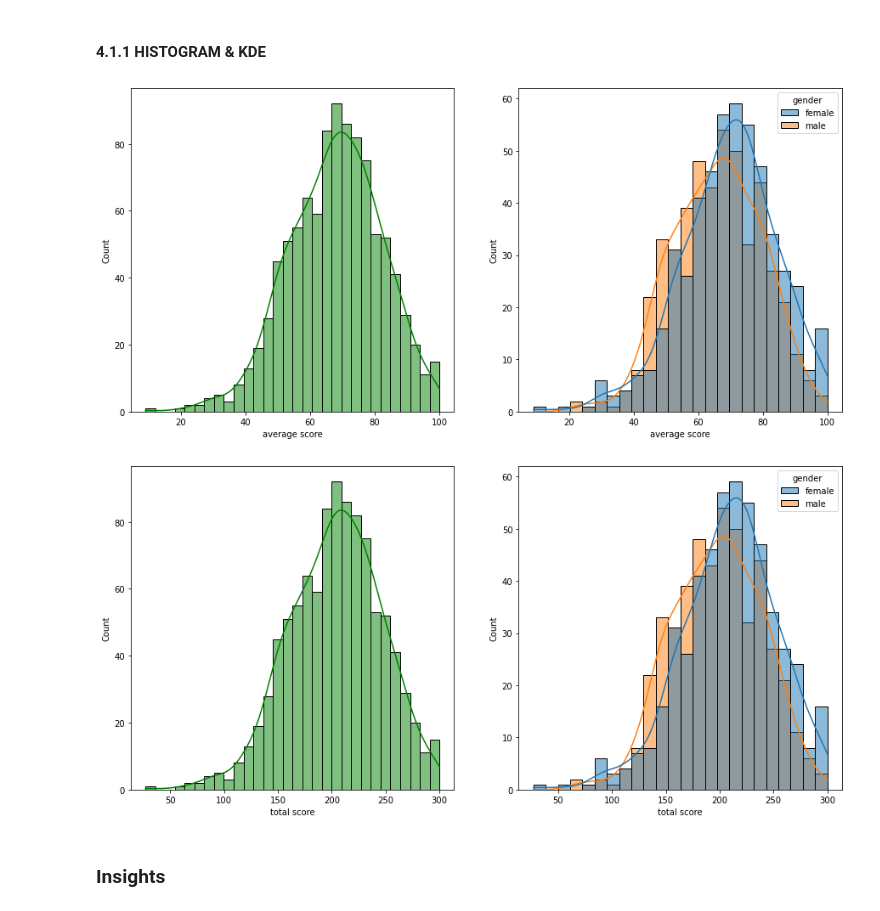
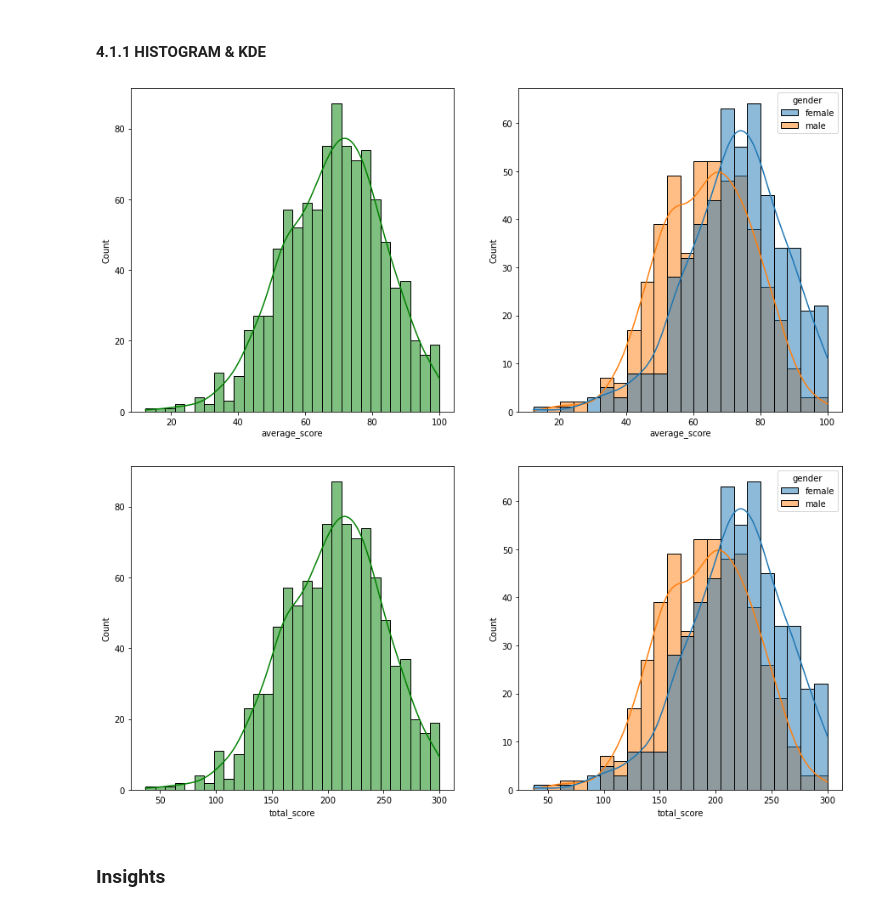
Before and after one commit to minakshisontake/ml_repository, a Jupyter notebook: notebook/data/EDA STUDENT PERFORMANCE.ipynb, the cells around one changed output. Saved outputs shown, nothing was run; the diff lists cells and outputs as text; code cells hidden in the pictures.

```diff
--- a/notebook/data/EDA STUDENT PERFORMANCE.ipynb
+++ b/notebook/data/EDA STUDENT PERFORMANCE.ipynb
@@ -205,7 +205,7 @@ we have 5 categorical features:['gender', 'race/ethnicity', 'parental level of e
 # %% [markdown]
 ### 3.8 Adding columns for "Total Score" and "Average"
 # %%
-df['total score']=df['math score']+df['reading score']+df['writing score']
-df['average score']=df['total score']/3
+df['total_score']=df['writing_score']+df['reading_score']+df['writing_score']
+df['average_score']=df['total_score']/3
 df.head()
 # %% [output]
@@ -256,21 +256,21 @@ number of students with less than 20 marks in reading:1
 # %%
 fig,ax=plt.subplots(1,2,figsize=(15,7))
 plt.subplot(121)
-sns.histplot(data=df,x='average score',bins=30,kde=True,color='g')
+sns.histplot(data=df,x='average_score',bins=30,kde=True,color='g')
 plt.subplot(122)
-sns.histplot(data=df,x='average score',kde=True,hue='gender')
+sns.histplot(data=df,x='average_score',kde=True,hue='gender')
 plt.show()
 # %% [output]
-[figure, old version]
+[figure, new version]
 # %%
 fig,axs=plt.subplots(1,2,figsize=(15,7))
 plt.subplot(121)
-sns.histplot(data=df,x='total score',bins=30,kde=True,color='g')
+sns.histplot(data=df,x='total_score',bins=30,kde=True,color='g')
 plt.subplot(122)
-sns.histplot(data=df,x='total score',kde=True,hue='gender')
+sns.histplot(data=df,x='total_score',kde=True,hue='gender')
 plt.show()
 # %% [output]
-[figure, old version]
+[figure, new version]
 # %% [markdown]
 ### Insights
 # %% [markdown]
```
Also changed, not shown: parts of 26 cells of this notebook, 8 other files.
